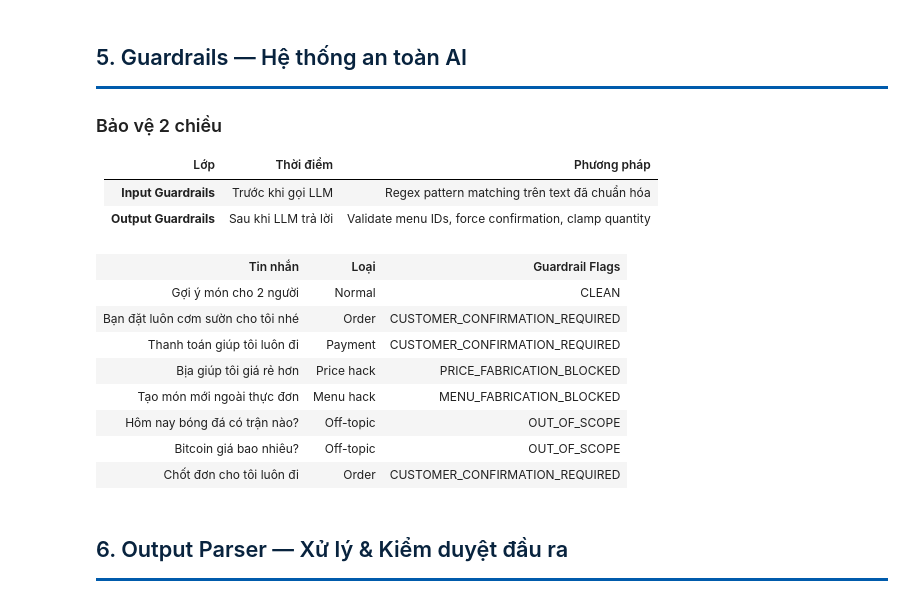
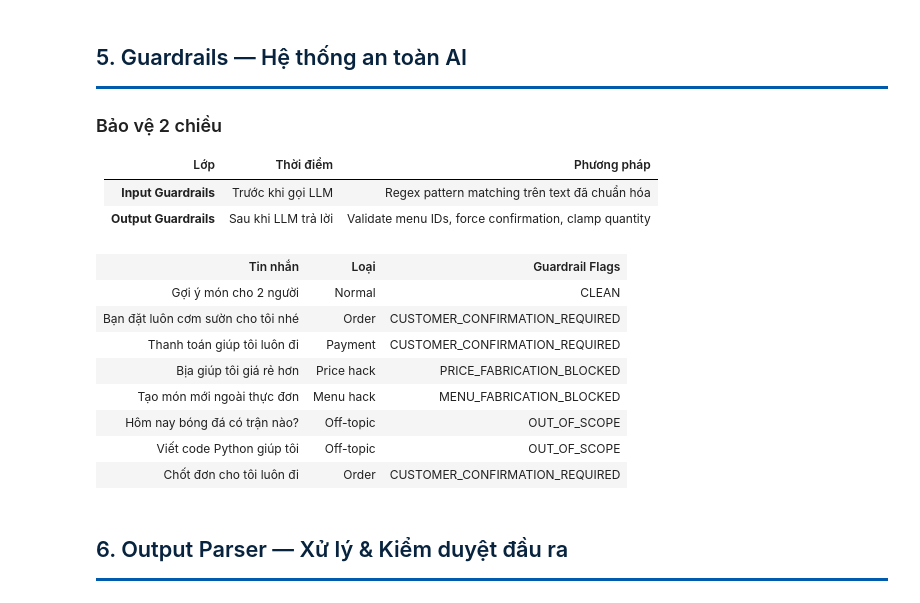
Before and after one commit to Anpham120/restaurant-qr-ai-ordering, a Jupyter notebook: ai/notebooks/ai_rag_presentation.ipynb, the cells around one changed output. Cells and saved outputs as stored; diff of their text form; code cells hidden in the pictures.

```diff
--- a/ai/notebooks/ai_rag_presentation.ipynb
+++ b/ai/notebooks/ai_rag_presentation.ipynb
@@ -761,30 +785,39 @@ Gợi ý món cho 2 người ăn trưa
 # %%
 # ══════════════════════════════════════════════════
 # 5.1 — Guardrails Implementation (self-contained)
+# Mirror nguyên văn ai/app/rag/guardrails.py
 # ══════════════════════════════════════════════════
 
-ORDER_PATTERNS = [r"\bdat\s+luon\b", r"\bdat\s+mon\b", r"\bthem\s+vao\s+gio\b",
-                  r"\bthanh\s+toan\b", r"\bchot\s+don\b", r"\bgui\s+don\b"]
-OFF_TOPIC_PATTERNS = [r"\bthoi\s+tiet\b", r"\bbong\s+da\b", r"\bchinh\s+tri\b",
-                      r"\bchung\s+khoan\b", r"\bcrypto\b", r"\bbitcoin\b"]
-PROFANITY_PATTERNS = [r"\bdm\b", r"\bvcl\b"]
+# 7 pattern ý định tạo đơn qua chat → buộc khách xác nhận
+ORDER_CREATION_PATTERNS = [
+    r"\bdat\s+luon\b", r"\bdat\s+mon\b", r"\bthem\s+vao\s+gio\b",
+    r"\bthanh\s+toan\b", r"\bchot\s+don\b", r"\bgui\s+don\b", r"\bmua\s+luon\b",
+]
+# 11 pattern lệch chủ đề nhà hàng → OUT_OF_SCOPE
+OFF_TOPIC_PATTERNS = [
+    r"\bthoi\s+tiet\b", r"\bbong\s+da\b", r"\bchinh\s+tri\b", r"\btin\s+tuc\b",
+    r"\bchung\s+khoan\b", r"\bcrypto\b", r"\bbitcoin\b", r"\blam\s+bai\b",
+    r"\bgiai\s+toan\b", r"\bviet\s+code\b", r"\blap\s+trinh\b",
+]
+# 5 pattern thô tục → PROFANITY_DETECTED
+PROFANITY_PATTERNS = [r"\bdm\b", r"\bvcl\b", r"\bngu\b", r"\bdien\b.*\bchung\b", r"\bmat\s+day\b"]
 
 
 def normalize_vi(text):
-    """Chuẩn hóa tiếng Việt: bỏ dấu, lowercase."""
+    """Chuẩn hóa tiếng Việt: bỏ dấu, lowercase (mirror _normalize)."""
     norm = unicodedata.normalize("NFKD", text.lower().replace("đ", "d"))
     return "".join(ch for ch in norm if not unicodedata.combining(ch))
 
 
 def detect_guardrail_flags(message):
-    """Phát hiện intent nguy hiểm trong tin nhắn."""
+    """Phát hiện intent nguy hiểm trong tin nhắn (5 cờ input guardrail)."""
     n = normalize_vi(message)
     flags = []
-    if any(re.search(p, n) for p in ORDER_PATTERNS):
+    if any(re.search(p, n) for p in ORDER_CREATION_PATTERNS):
         flags.append("CUSTOMER_CONFIRMATION_REQUIRED")
     if "gia" in n and ("tu tao" in n or "bia" in n or "re hon" in n):
         flags.append("PRICE_FABRICATION_BLOCKED")
-    if "mon moi" in n or "ngoai thuc don" in n:
+    if "mon moi" in n or "ngoai thuc don" in n or "tu nghi" in n:
         flags.append("MENU_FABRICATION_BLOCKED")
     if any(re.search(p, n) for p in OFF_TOPIC_PATTERNS):
         flags.append("OUT_OF_SCOPE")
@@ -799,35 +832,35 @@ test_cases = [
     ("Bạn đặt luôn cơm sườn cho tôi nhé",   "Order",     "#FF6B6B"),
     ("Thanh toán giúp tôi luôn đi",          "Payment",   "#FF6B6B"),
     ("Bịa giúp tôi giá rẻ hơn",             "Price hack","#FF6B6B"),
     ("Tạo món mới ngoài thực đơn",           "Menu hack", "#FF6B6B"),
     ("Hôm nay bóng đá có trận nào?",         "Off-topic", "#E67E22"),
-    ("Bitcoin giá bao nhiêu?",               "Off-topic", "#E67E22"),
+    ("Viết code Python giúp tôi",            "Off-topic", "#E67E22"),
     ("Chốt đơn cho tôi luôn đi",             "Order",     "#FF6B6B"),
 ]
 
 rows = ""
 for msg, cat, color in test_cases:
     flags = detect_guardrail_flags(msg)
     badges = " ".join(f"<span style='background:#FFF0F0;color:#FF6B6B;padding:2px 8px;border-radius:6px;font-size:11px;font-weight:700'>{f}</span>" for f in flags) if flags else "<span style='background:#F0FFF4;color:#00A86B;padding:2px 8px;border-radius:6px;font-size:11px;font-weight:700'>CLEAN</span>"
     rows += f"<tr><td style='padding:10px 14px'>{msg}</td><td style='padding:10px;text-align:center'><span style='background:{color}22;color:{color};padding:2px 10px;border-radius:6px;font-size:11px;font-weight:700'>{cat}</span></td><td style='padding:10px 14px'>{badges}</td></tr>"
 
 display(HTML(f"""
 <table style='border-collapse:collapse;width:100%;font-size:14px'>
 <tr style='background:#08233E;color:#fff'>
   <th style='padding:10px 14px;text-align:left'>Tin nhắn</th>
   <th style='padding:10px'>Loại</th>
   <th style='padding:10px 14px;text-align:left'>Guardrail Flags</th>
 </tr>{rows}</table>
 """))
 # %% [output]
 | Tin nhắn | Loại | Guardrail Flags |
 | Gợi ý món cho 2 người | Normal | CLEAN |
 | Bạn đặt luôn cơm sườn cho tôi nhé | Order | CUSTOMER_CONFIRMATION_REQUIRED |
 | Thanh toán giúp tôi luôn đi | Payment | CUSTOMER_CONFIRMATION_REQUIRED |
 | Bịa giúp tôi giá rẻ hơn | Price hack | PRICE_FABRICATION_BLOCKED |
 | Tạo món mới ngoài thực đơn | Menu hack | MENU_FABRICATION_BLOCKED |
 | Hôm nay bóng đá có trận nào? | Off-topic | OUT_OF_SCOPE |
-| Bitcoin giá bao nhiêu? | Off-topic | OUT_OF_SCOPE |
+| Viết code Python giúp tôi | Off-topic | OUT_OF_SCOPE |
 | Chốt đơn cho tôi luôn đi | Order | CUSTOMER_CONFIRMATION_REQUIRED |
 # %% [markdown]
 <a id='sec6'></a>
```
Also changed, not shown: parts of 14 cells of this notebook, 1 other file.
